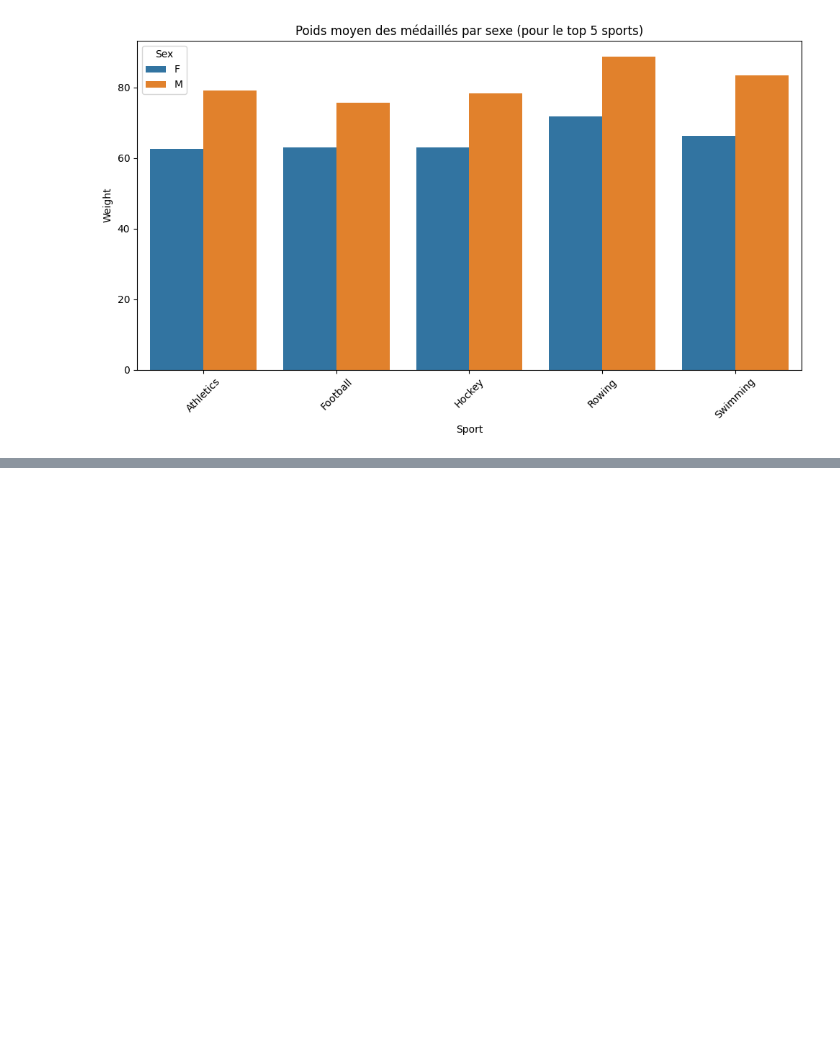
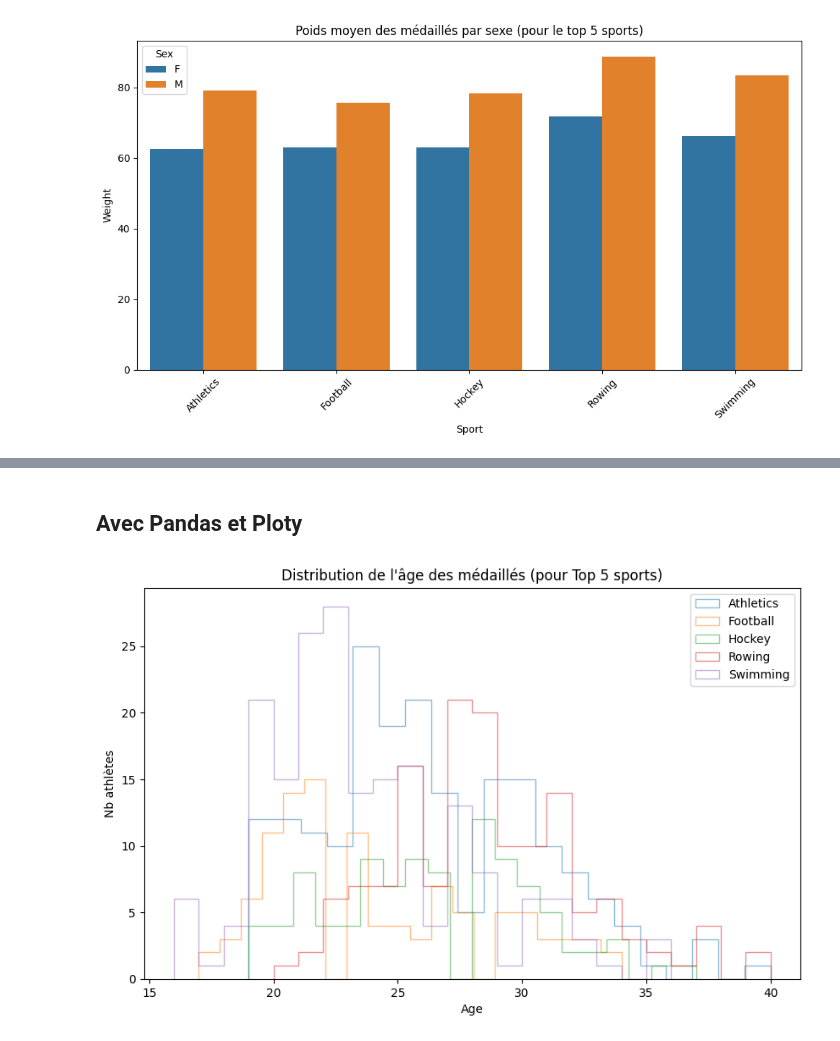
Before and after one commit to rosanajurdi/Data_Visualization_Course, a Jupyter notebook: lab-sessions/lab3-AthleteSportEvent.ipynb, the cells around one changed output, grey strips where cells are left out. Cells and saved outputs as stored; diff of their text form; code cells hidden in the pictures; blank space fills up the shorter version.

```diff
--- a/lab-sessions/lab3-AthleteSportEvent.ipynb
+++ b/lab-sessions/lab3-AthleteSportEvent.ipynb
@@ -133,0 +182,12 @@ plt.show()
+# %% [markdown]
+## Avec Pandas et Ploty
+# %%
+df_top5.groupby("Sport")["Age"].plot.hist(
+    bins=20, alpha=0.5, histtype='step', legend=True, figsize=(10,6)
+)
+plt.title("Distribution de l'âge des médaillés (pour Top 5 sports)")
+plt.xlabel("Age")
+plt.ylabel("Nb athlètes")
+plt.show()
+# %% [output]
+[figure, added]
```
Also changed, not shown: parts of 7 cells of this notebook.
